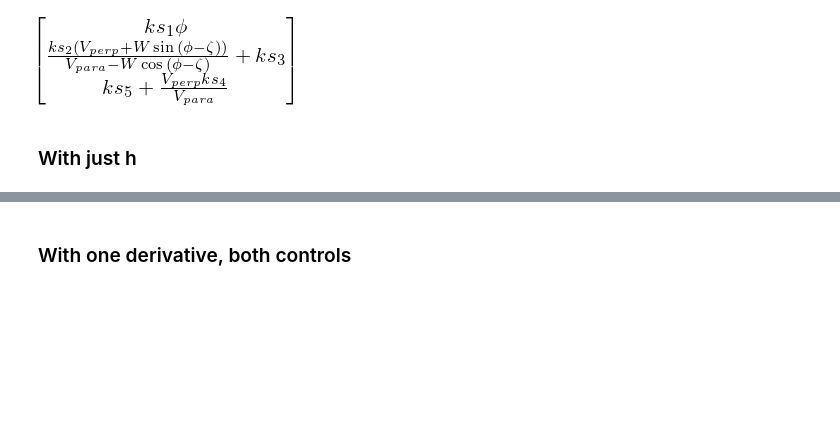
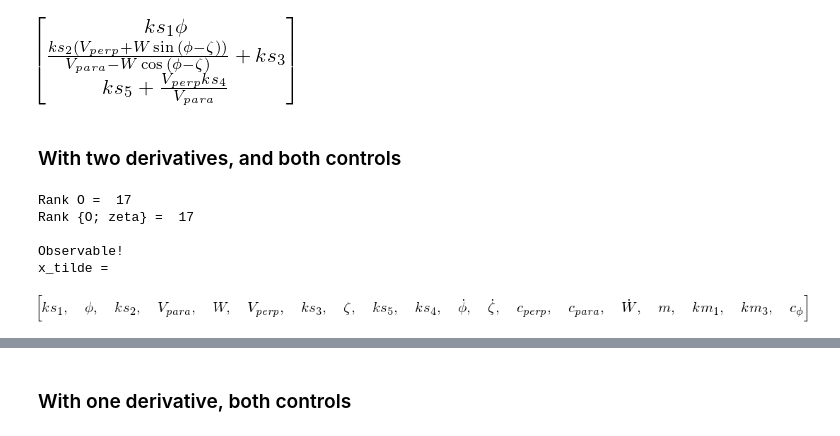
Before and after one commit to florisvb/windobs, a Jupyter notebook: observability_notebooks/2A_WV_dynamicwind_NObodycal_NOsensorcal_NOmotorcal_drag.ipynb, the cells around one changed output, grey strips where cells are left out. Cells and saved outputs as stored; diff of their text form; code cells hidden in the pictures; blank space fills up the shorter version.

```diff
--- a/observability_notebooks/2A_WV_dynamicwind_NObodycal_NOsensorcal_NOmotorcal_drag.ipynb
+++ b/observability_notebooks/2A_WV_dynamicwind_NObodycal_NOsensorcal_NOmotorcal_drag.ipynb
@@ -216,5 +216,45 @@ h = sp.Matrix([ks1*phi,
 h
 # %% [output]
 [figure]
-# %% [markdown]
-### With just h
+# %% [markdown]
+### With two derivatives, and both controls
+# %%
+O = h
+bigO = get_bigO(h,
+                x,
+                [f_0,
+                 f_para,
+                 f_perp],
+               )
+
+bigO2 = get_bigO(sp.Matrix.vstack(*bigO), x, [f_0])
+O = sp.Matrix.vstack(*bigO, *bigO2)
+
+jx = get_vars(sp.Matrix.vstack(O, sp.Matrix([x]).T ) )
+J = O.jacobian( jx ).subs(s).subs(cs)
+R_nozeta = np.linalg.matrix_rank(np.matrix(J, dtype=float))
+
+# augment with zeta
+Ozeta = O.row_insert(0, sp.Matrix([phi-zeta]))
+Jzeta = Ozeta.jacobian( jx ).subs(s).subs(cs)
+R_zeta = np.linalg.matrix_rank(np.matrix(Jzeta, dtype=float))
+
+print('Rank O = ', R_nozeta)
+print('Rank {O; zeta} = ', R_zeta)
+print()
+
+if R_nozeta == R_zeta:
+    print('Observable!')
+else:
+    print('Not observable.')
+
+    print()
+print('x_tilde = ')
+jx
+# %% [output]
+Rank O =  17
+Rank {O; zeta} =  17
+
+Observable!
+x_tilde =
+[figure, added]
```
Also changed, not shown: parts of 14 cells of this notebook, 4 other files.
